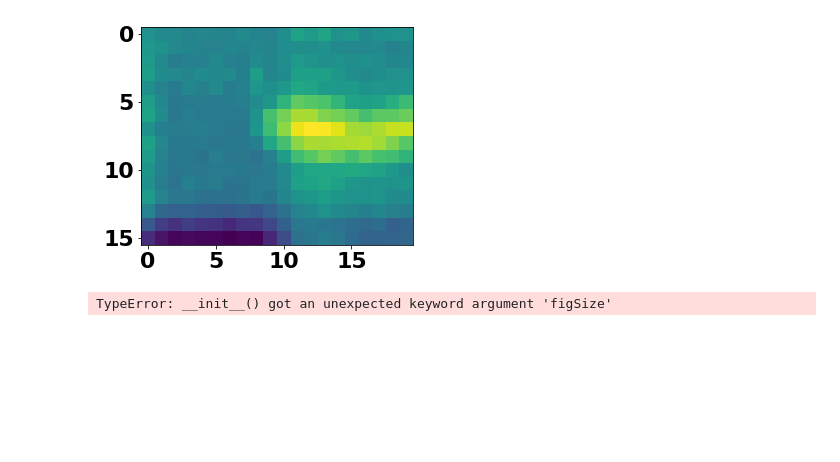
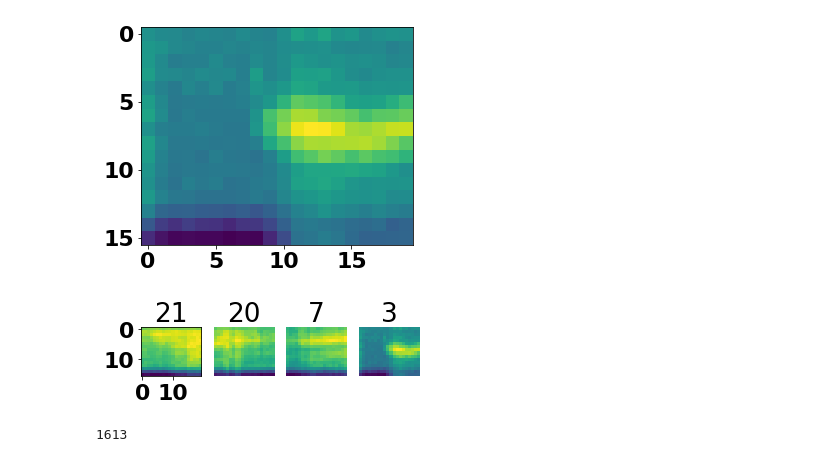
Before and after one commit to TimCSheehan/try_STRF, a Jupyter notebook: try_STA_slim.ipynb, the cells around one changed output. Drawn from its saved outputs; the diff is of its cells as text; code cells hidden in the pictures; blank space fills up the shorter version.

Commit message:
Added PSTH

```diff
--- a/try_STA_slim.ipynb
+++ b/try_STA_slim.ipynb
@@ -102,6 +102,18 @@ plt.imshow(mSTA)
 <matplotlib.image.AxesImage at 0x...>
 [figure]
 # %%
-get_STA_p.visualize_some_stas(neurons,spikes,songs,song_mask,song_ramp,20)
+get_STA.visualize_some_stas(neurons,spikes,songs,song_mask,song_ramp,20)
 # %% [output]
-TypeError: __init__() got an unexpected keyword argument 'figSize'
+[figure, added]
+# %%
+# make PSTH
+import get_STA
+reload(get_STA)
+song_use = 0
+# this_ind = song_mask==song_use+1
+# this_t = song_ramp[this_ind]
+# plt.hist(this_t)
+tmp = get_STA.get_PSTH(spk_times,song_use,song_mask,song_ramp)
+#plt.hist(tmp)
+# %% [output]
+1613
```
Also changed, not shown: parts of 3 cells of this notebook, 1 other file.
